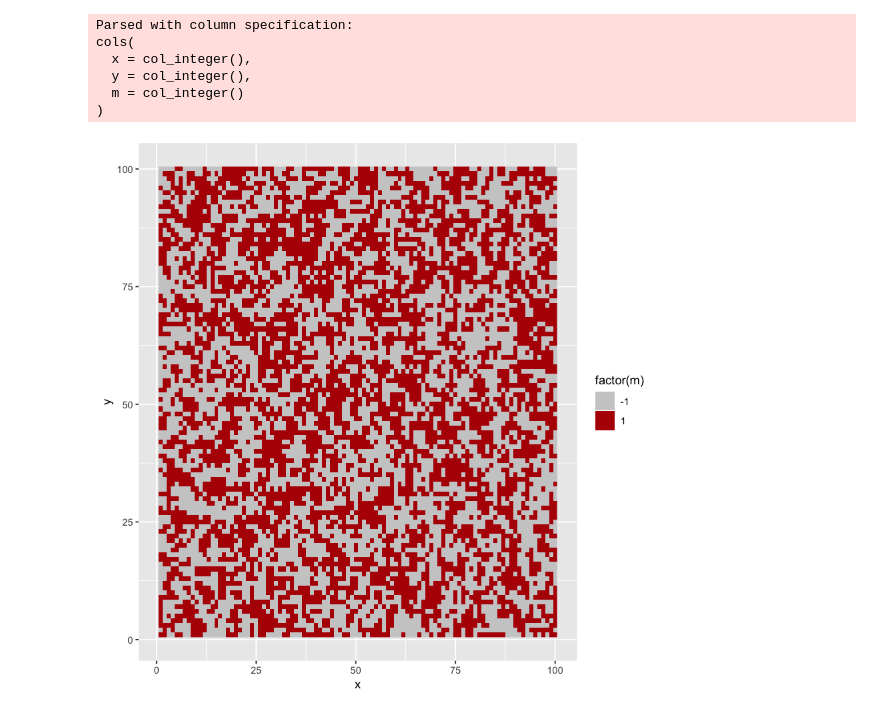
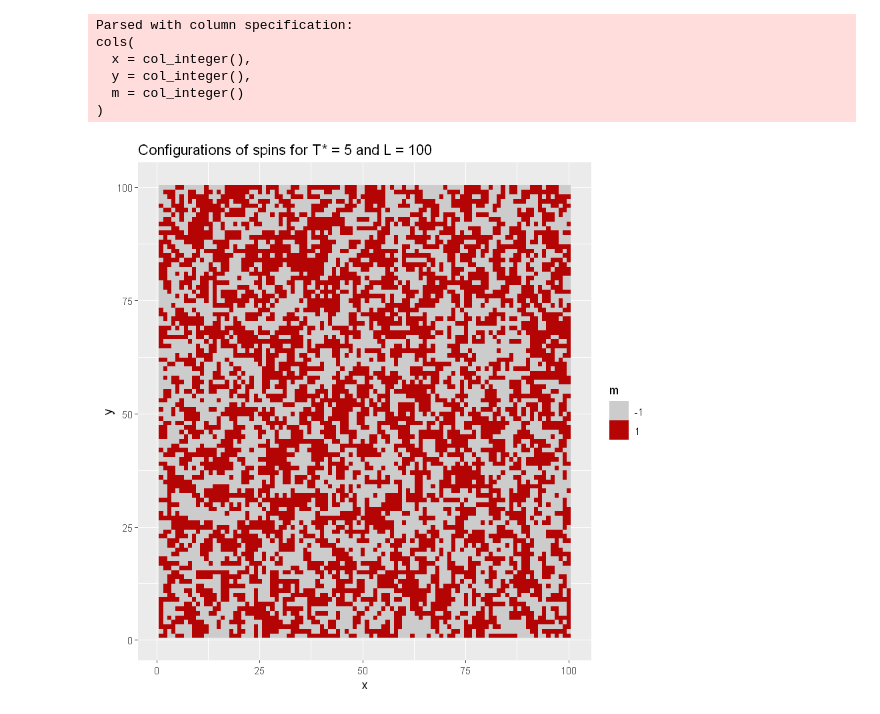
Before and after one commit to Squaess/StatisticalPhysics, a Jupyter notebook: ising_model/v2/frot_results.ipynb, the cells around one changed output. Drawn from its saved outputs; the diff is of its cells as text; code cells hidden in the pictures.

```diff
--- a/ising_model/v2/frot_results.ipynb
+++ b/ising_model/v2/frot_results.ipynb
@@ -22,12 +74,14 @@ cols(
 # %%
-lat.5.100 <- read_csv("lattice5-100.csv")
-ggplot() + geom_raster(data = lat.5.100, aes(x = x, y = y, fill=factor(m))) +
-scale_fill_manual(values=c("grey80", "#B40404", "#0B6121", "#FFBF00"))
+table1 <- read_csv("lattice5-100.csv")
+table1$m <- factor(table1$m)
+ggplot() + geom_raster(data = table1, aes(x = x, y = y, fill=m)) +
+scale_fill_manual(values=c("grey80", "#B40404")) +
+ggtitle("Configurations of spins for T* = 5 and L = 100")
 # %% [output]
 Parsed with column specification:
 cols(
   x = col_integer(),
   y = col_integer(),
   m = col_integer()
 )
-[figure, old version]
+[figure, new version]
```
Also changed, not shown: parts of 15 cells of this notebook, 23 other files.
